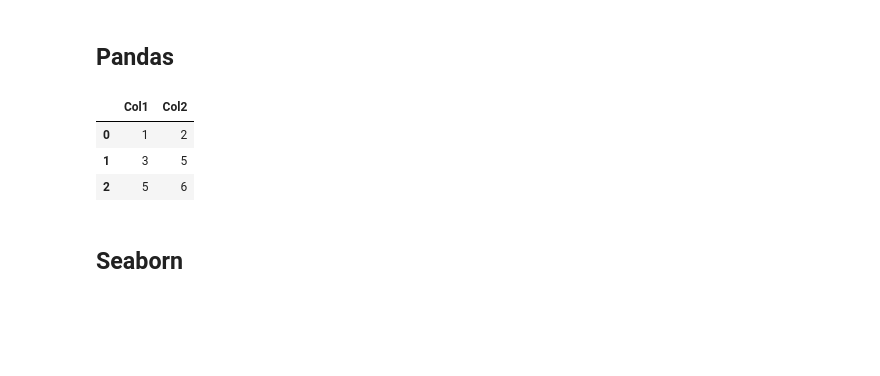
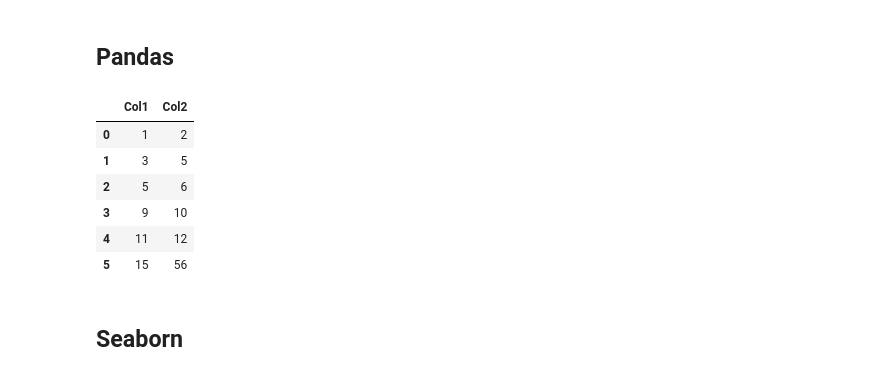
Before and after one commit to Gusthevo/Data-Science---Projects, a Jupyter notebook: notebooks/notebook-teste-de-ambiente.ipynb, the cells around one changed output. Drawn from its saved outputs; the diff is of its cells as text; code cells hidden in the pictures; blank space fills up the shorter version.

```diff
--- a/notebooks/notebook-teste-de-ambiente.ipynb
+++ b/notebooks/notebook-teste-de-ambiente.ipynb
@@ -3,14 +3,17 @@
 # %%
 import pandas as pd
 
 data = pd.DataFrame(columns=['Col1', 'Col2'],
-                    data=[[1,2],[3,5],[5,6]])
+                    data=[[1,2],[3,5],[5,6],[9,10],[11,12],[15,56]])
 data
 # %% [output]
 |  | Col1 | Col2 |
 | 0 | 1 | 2 |
 | 1 | 3 | 5 |
 | 2 | 5 | 6 |
+| 3 | 9 | 10 |
+| 4 | 11 | 12 |
+| 5 | 15 | 56 |
 # %% [markdown]
 ## Seaborn
 # %%
```
Also changed, not shown: 1 other file.
